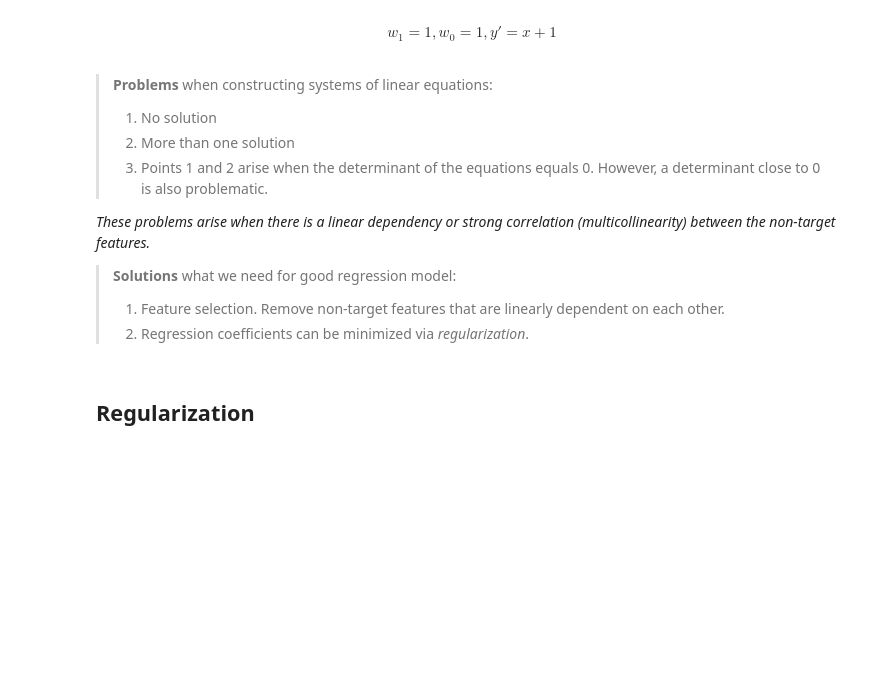
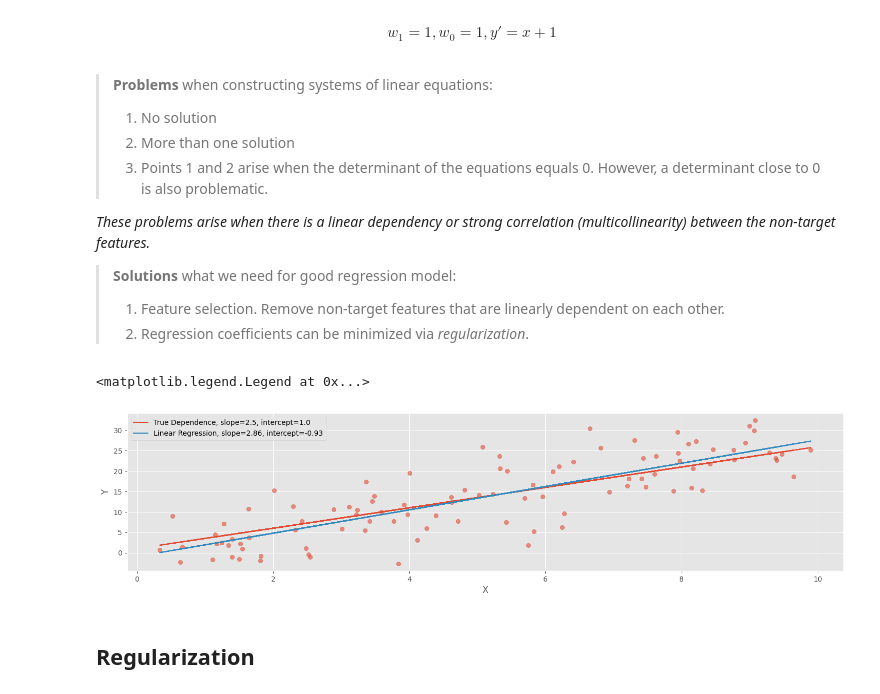
Before and after one commit to fadeeva/nakedML, a Jupyter notebook: MLnotes/005_Linear_Regression.ipynb, the cells around one changed output. Saved outputs shown, nothing was run; the diff lists cells and outputs as text; code cells hidden in the pictures; blank space fills up the shorter version.

Commit message:
linear regression sample

```diff
--- a/MLnotes/005_Linear_Regression.ipynb
+++ b/MLnotes/005_Linear_Regression.ipynb
@@ -117,6 +120,35 @@ $$
 >**Solutions** what we need for good regression model:
 > 1. Feature selection. Remove non-target features that are linearly dependent on each other.
 > 2. Regression coefficients can be minimized via *regularization*.
+# %%
+N = 100
+noise = 5.0
+
+X = np.random.uniform(0, 10, size=N)
+
+w_true = 2.5   # slope
+b_true = 1.0   # intercept
+
+y = w_true * X + b_true + np.random.normal(0, noise, size=N)
+
+X_2d = X.reshape(-1, 1)
+
+model = LinearRegression()
+model.fit(X_2d, y)
+
+w_lr = model.coef_[0]
+b_lr = model.intercept_
+
+plt.figure(figsize=(18, 4))
+plt.scatter(X, y, alpha=0.6)
+plt.plot(X, w_true * X + b_true, label=f'True Dependence, slope={w_true}, intercept={b_true}')
+plt.plot(X, w_lr * X + b_lr, label=f'Linear Regression, slope={w_lr:.2f}, intercept={b_lr:.2f}')
+plt.xlabel('X')
+plt.ylabel('Y')
+plt.legend()
+# %% [output]
+<matplotlib.legend.Legend at 0x...>
+[figure, added]
 # %% [markdown]
 ## Regularization
 # %% [markdown]
```
Also changed, not shown: parts of 1 cell of this notebook.
